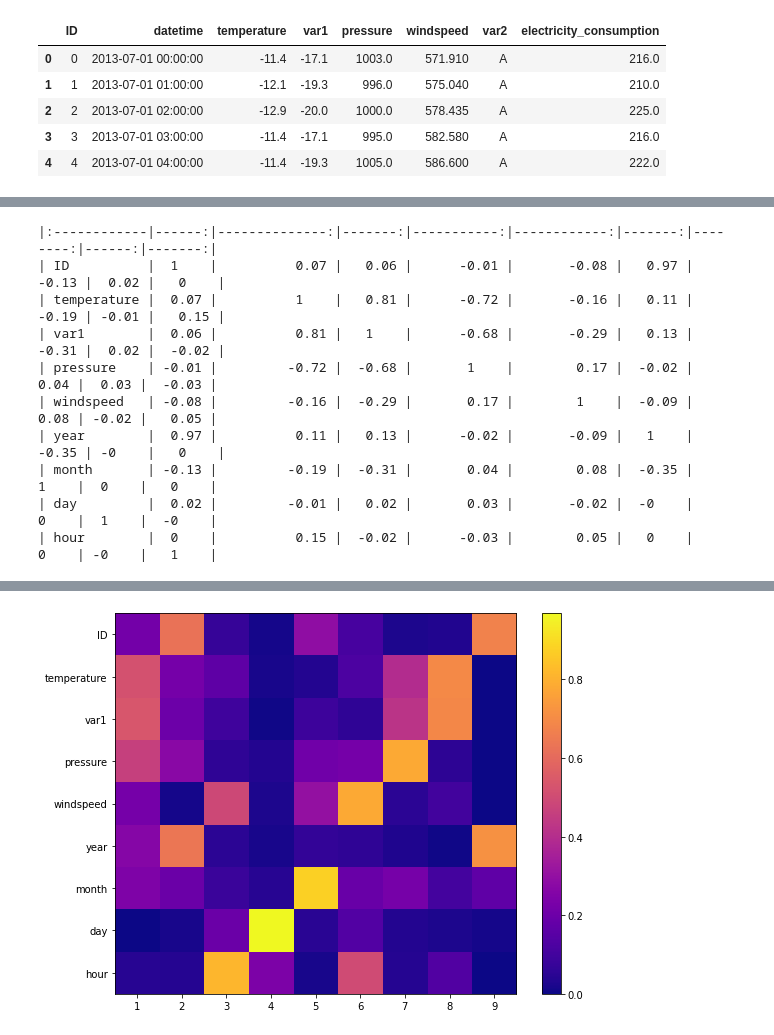
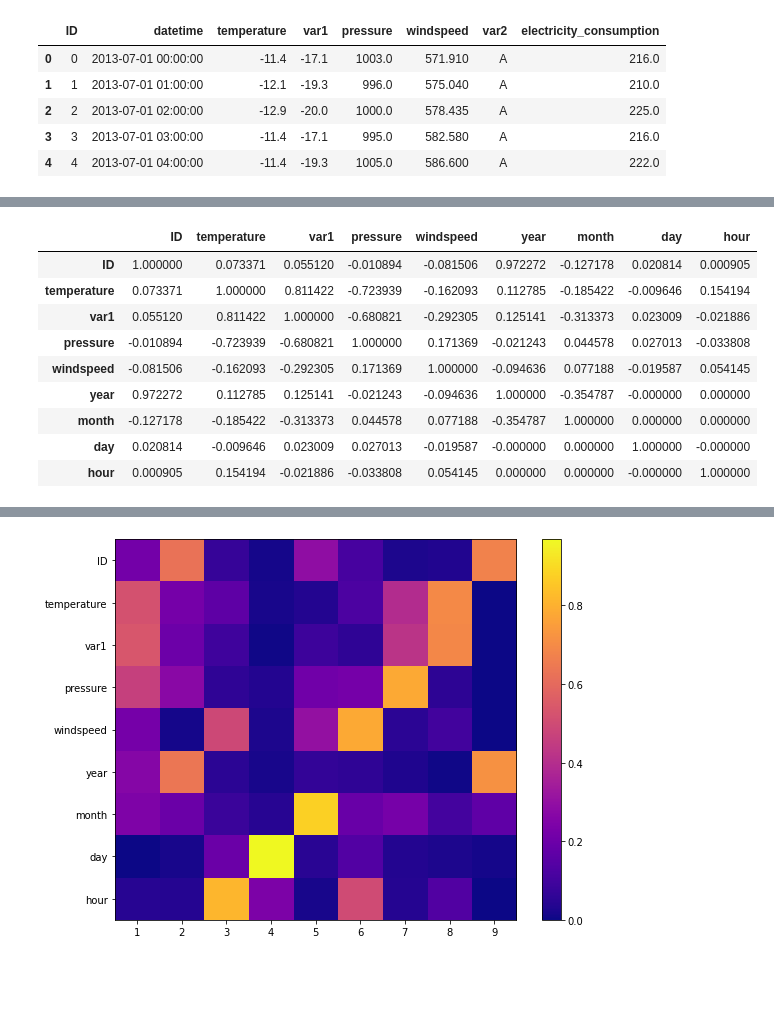
Before and after one commit to Gegori1/analisis-estadistico-multivariado, a Jupyter notebook: practica_4/PCA_energyforecast.ipynb, the cells around one changed output, grey strips where cells are left out. Drawn from its saved outputs; the diff is of its cells as text; code cells hidden in the pictures; blank space fills up the shorter version.

```diff
--- a/practica_4/PCA_energyforecast.ipynb
+++ b/practica_4/PCA_energyforecast.ipynb
@@ -110,14 +66,14 @@ data_filtered.assign()
 # %%
 # Correlación entre las variables
-print(data_filtered.corr().round(2).to_markdown())
+data_filtered.corr().round(7)
 # %% [output]
-|:------------|------:|--------------:|-------:|-----------:|------------:|-------:|--------:|------:|-------:|
-| ID          |  1    |          0.07 |   0.06 |      -0.01 |       -0.08 |   0.97 |   -0.13 |  0.02 |   0    |
-| temperature |  0.07 |          1    |   0.81 |      -0.72 |       -0.16 |   0.11 |   -0.19 | -0.01 |   0.15 |
-| var1        |  0.06 |          0.81 |   1    |      -0.68 |       -0.29 |   0.13 |   -0.31 |  0.02 |  -0.02 |
-| pressure    | -0.01 |         -0.72 |  -0.68 |       1    |        0.17 |  -0.02 |    0.04 |  0.03 |  -0.03 |
-| windspeed   | -0.08 |         -0.16 |  -0.29 |       0.17 |        1    |  -0.09 |    0.08 | -0.02 |   0.05 |
-| year        |  0.97 |          0.11 |   0.13 |      -0.02 |       -0.09 |   1    |   -0.35 | -0    |   0    |
-| month       | -0.13 |         -0.19 |  -0.31 |       0.04 |        0.08 |  -0.35 |    1    |  0    |   0    |
-| day         |  0.02 |         -0.01 |   0.02 |       0.03 |       -0.02 |  -0    |    0    |  1    |  -0    |
-| hour        |  0    |          0.15 |  -0.02 |      -0.03 |        0.05 |   0    |    0    | -0    |   1    |
+|  | ID | temperature | var1 | pressure | windspeed | year | month | day | hour |
+| ID | 1.000000 | 0.073371 | 0.055120 | -0.010894 | -0.081506 | 0.972272 | -0.127178 | 0.020814 | 0.000905 |
+| temperature | 0.073371 | 1.000000 | 0.811422 | -0.723939 | -0.162093 | 0.112785 | -0.185422 | -0.009646 | 0.154194 |
+| var1 | 0.055120 | 0.811422 | 1.000000 | -0.680821 | -0.292305 | 0.125141 | -0.313373 | 0.023009 | -0.021886 |
+| pressure | -0.010894 | -0.723939 | -0.680821 | 1.000000 | 0.171369 | -0.021243 | 0.044578 | 0.027013 | -0.033808 |
+| windspeed | -0.081506 | -0.162093 | -0.292305 | 0.171369 | 1.000000 | -0.094636 | 0.077188 | -0.019587 | 0.054145 |
+| year | 0.972272 | 0.112785 | 0.125141 | -0.021243 | -0.094636 | 1.000000 | -0.354787 | -0.000000 | 0.000000 |
+| month | -0.127178 | -0.185422 | -0.313373 | 0.044578 | 0.077188 | -0.354787 | 1.000000 | 0.000000 | 0.000000 |
+| day | 0.020814 | -0.009646 | 0.023009 | 0.027013 | -0.019587 | -0.000000 | 0.000000 | 1.000000 | -0.000000 |
+| hour | 0.000905 | 0.154194 | -0.021886 | -0.033808 | 0.054145 | 0.000000 | 0.000000 | -0.000000 | 1.000000 |
```
Also changed, not shown: parts of 18 cells of this notebook, 1 other file.
